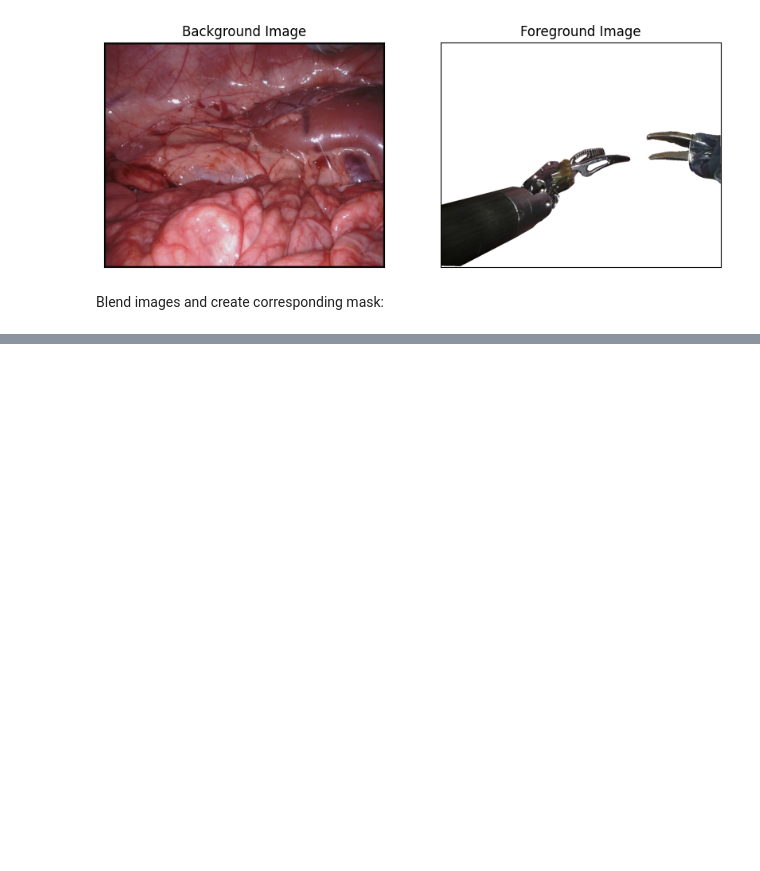
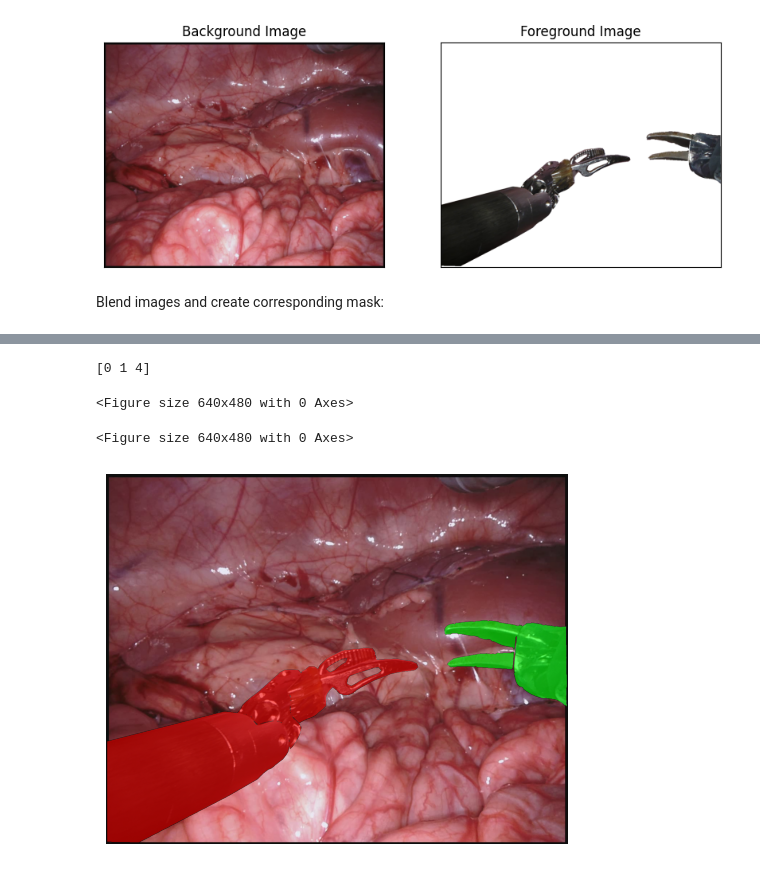
Before and after one commit to mobarakol/tutorial_notebooks, a Jupyter notebook: blending_demo_naive.ipynb, the cells around one changed output, grey strips where cells are left out. Cells and saved outputs as stored; diff of their text form; code cells hidden in the pictures; blank space fills up the shorter version.

```diff
--- a/blending_demo_naive.ipynb
+++ b/blending_demo_naive.ipynb
@@ -59,0 +129,58 @@ Blend images and create corresponding mask:
+# %%
+from PIL import Image
+import matplotlib.pyplot as plt
+import numpy as np
+import cv2
+plt.figure().clear()
+plt.figure().clear()
+plt.clf()
+
+colors = [(0, 0, 0),   # Background (black)
+          (255, 0, 0), # Class 1 (red)
+          (0, 255, 0), # Class 2 (green)
+          (0, 0, 255), # Class 3 (blue)
+          (255, 255, 0), # Class 4 (yellow)
+          (255, 0, 255), # Class 5 (magenta)
+          (0, 255, 255), # Class 6 (cyan)
+          (128, 128, 128)] # Class 7 (gray)
+
+# colors = [(240, 248, 255),   # Background (light blue)
+# (220, 220, 220), # Class 1 (light gray)
+# (143, 188, 143), # Class 2 (dark sea green)
+# (135, 206, 235), # Class 3 (sky blue)
+# (255, 215, 0), # Class 4 (gold)
+# (255, 192, 203), # Class 5 (pink)
+# (224, 255, 255), # Class 6 (light cyan)
+# (192, 192, 192)] # Class 7 (silver)
+
+def show_mask(mask, ax, color):
+    color = np.array([color[0]/255, color[1]/255, color[2]/255, 0.6])
+    h, w = mask.shape[:2]
+    mask_image = mask.reshape(h, w, 1) * color.reshape(1, 1, -1)
+    ax.imshow(mask_image)
+
+
+img = cv2.imread('img.png')
+img = cv2.cvtColor(img, cv2.COLOR_BGR2RGB)
+# plt.figure()
+# plt.axis('off')
+# plt.imshow(img)
+
+
+mask = cv2.imread('mask.png', 0)
+
+plt.figure()
+plt.axis('off')
+plt.imshow(img)
+
+classes = np.unique(mask)
+print(classes)
+for i, cls in enumerate(classes):
+    if cls == 0:
+        continue
+    show_mask(mask == cls, plt.gca(), color=colors[i])
+# %% [output]
+[0 1 4]
+<Figure size 640x480 with 0 Axes>
+<Figure size 640x480 with 0 Axes>
+[figure, added]
```
Also changed, not shown: parts of 7 cells of this notebook.
